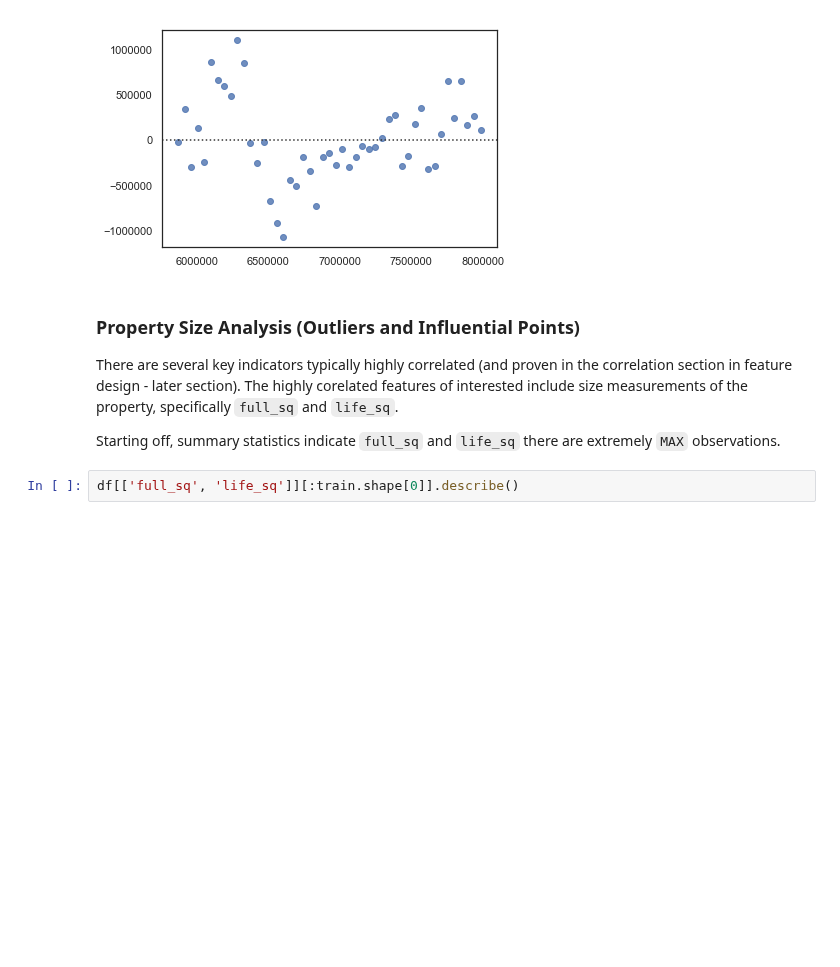
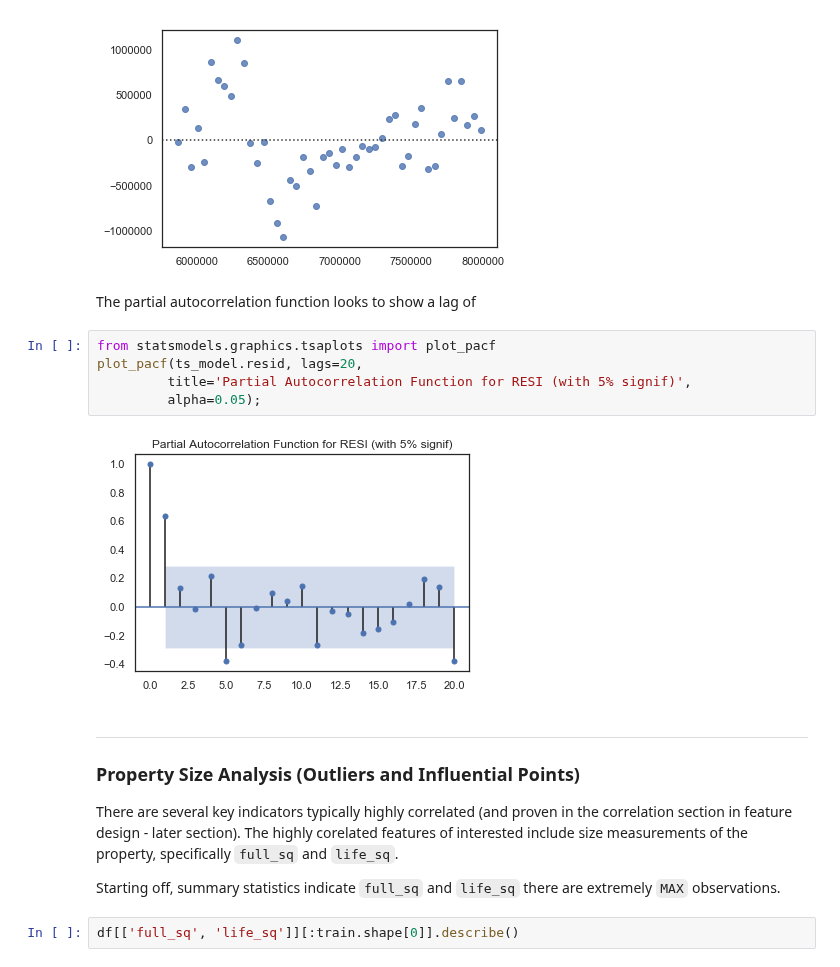
Before and after one commit to naivelogic/Machine_Learning_Notebooks, a Jupyter notebook: kaggle/sberbank/01 SBERBank - EDA.ipynb, the cells around one changed output. Saved outputs shown, nothing was run; the diff lists cells and outputs as text; blank space fills up the shorter version.

```diff
--- a/kaggle/sberbank/01 SBERBank - EDA.ipynb
+++ b/kaggle/sberbank/01 SBERBank - EDA.ipynb
@@ -421,7 +422,17 @@ Below is
 sns.residplot(x = ts_model.fittedvalues, y = ts_model.resid);
 # %% [output]
 [figure]
+# %% [markdown]
+The partial autocorrelation function looks to show a lag of
+# %%
+from statsmodels.graphics.tsaplots import plot_pacf
+plot_pacf(ts_model.resid, lags=20,
+         title='Partial Autocorrelation Function for RESI (with 5% signif)',
+         alpha=0.05);
+# %% [output]
+[figure, added]
 # %% [markdown]
+---
 ### Property Size Analysis (Outliers and Influential Points)
 
 There are several key indicators typically highly correlated (and proven in the correlation section in feature design - later section). The highly corelated features of interested include size measurements of the property, specifically `full_sq` and `life_sq`.
```
Also changed, not shown: parts of 36 cells of this notebook.
